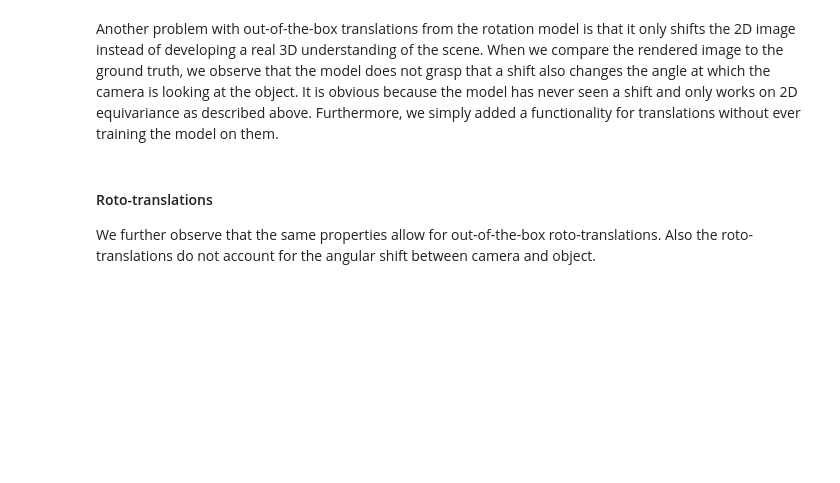
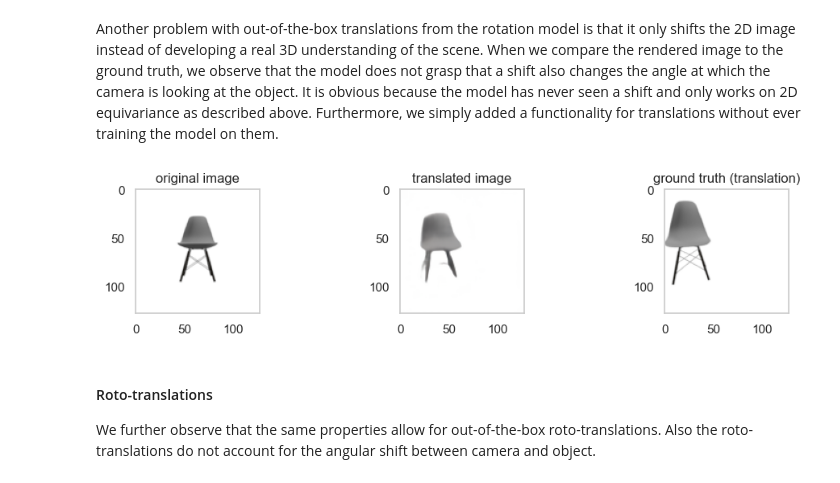
Before and after one commit to elidub/equiv-neural-rendering, a Jupyter notebook: demos/EquivariantNR.ipynb, the cells around one changed output. Cells and saved outputs as stored; diff of their text form; code cells hidden in the pictures; blank space fills up the shorter version.

Commit message:
included relative angle from translations

```diff
--- a/demos/EquivariantNR.ipynb
+++ b/demos/EquivariantNR.ipynb
@@ -209,3 +224,24 @@ Another problem with out-of-the-box translations from the rotation model is that
+# %%
+img_path  = main_path + 'src/imgs/example-data/data_128_RT_nozoom/00000.png'
+scene, model, original_img, rendered_img = render_image(model_path, img_path)
+
+# compare with ground truth
+img_number = '00004'
+img_path2 = main_path + f'src/imgs/example-data/data_128_RT_nozoom/{img_number}.png'
+ground_truth = plt.imread(img_path2)
+
+azimuth, elevation, x_value, y_value, z_value = read_render_params(
+    main_path + 'src/imgs/example-data/data_128_RT_nozoom/render_params.json', img_number
+    )
+roto_translations = transformation_dict(azimuth, elevation, x_value, y_value, z_value)
+roto_trans_scene = transform_scene(model, scene, init_camera_pos, roto_translations)
+
+imgs = [original_img, roto_trans_scene, ground_truth]
+keys = ['original image', 'translated image', 'ground truth (translation)']
+
+fig = display_transformations(imgs, keys, fsize = (12,2))
+# %% [output]
+[figure, added]
 # %% [markdown]
 #### Roto-translations
 
```
Also changed, not shown: parts of 6 cells of this notebook, 53 other files.
